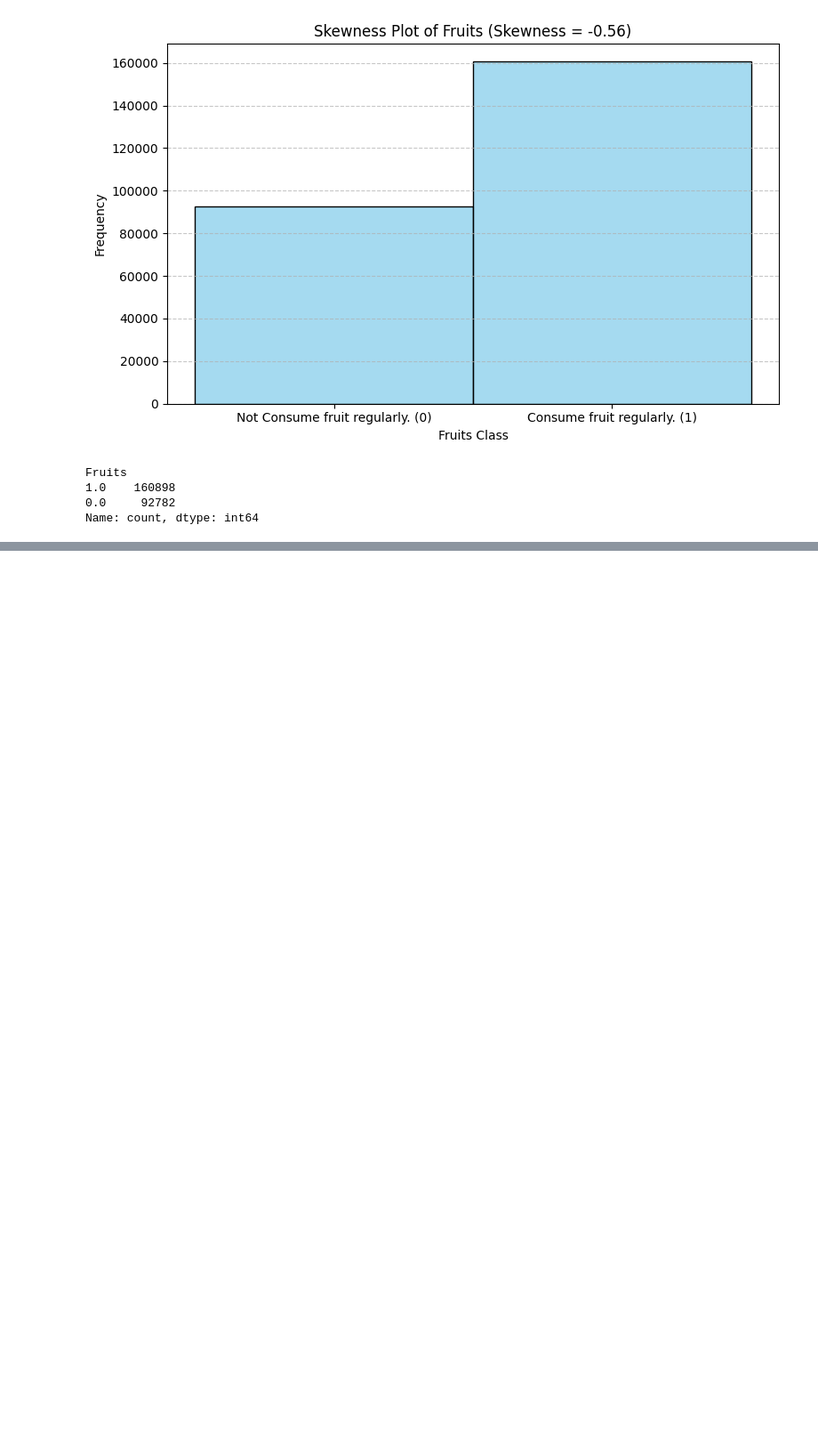
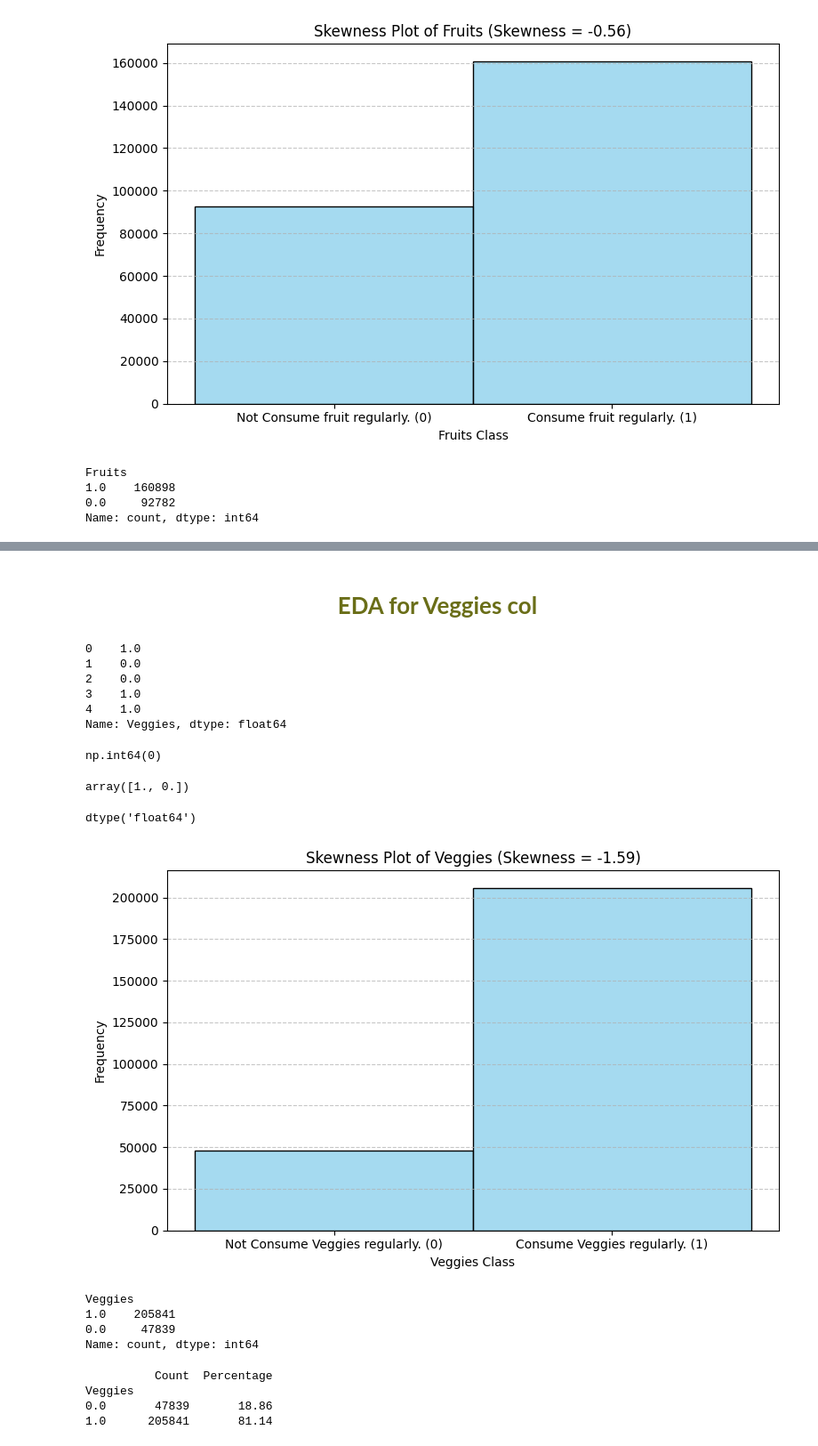
Before and after one commit to mrablfz05/diabetes-prediction, a Jupyter notebook: diabetes_prediction.ipynb, the cells around one changed output, grey strips where cells are left out. Shown at 89% size. Saved outputs shown, nothing was run; the diff lists cells and outputs as text; code cells hidden in the pictures; blank space fills up the shorter version.

Commit message:
EDA: get on Veggies column and get ratio perventage

```diff
--- a/diabetes_prediction.ipynb
+++ b/diabetes_prediction.ipynb
@@ -1025,0 +1035,68 @@ Name: count, dtype: int64
+# %% [markdown]
+<h1 style="
+  text-align: center;
+  color: #6a6e18ff;
+  font-family: 'Segoe UI', Tahoma, Geneva, Verdana, sans-serif;
+  font-size: 4.5em;
+  letter-spacing: 2px;
+  font-weight: 700;
+">
+  EDA for Veggies col
+</h1>
+# %%
+Veggies = diabetes["Veggies"]
+Veggies.head()
+# %% [output]
+0    1.0
+1    0.0
+2    0.0
+3    1.0
+4    1.0
+Name: Veggies, dtype: float64
+# %%
+Veggies.isnull().sum()
+# %% [output]
+np.int64(0)
+# %%
+Veggies.unique()
+# %% [output]
+array([1., 0.])
+# %%
+Veggies.dtype
+# %% [output]
+dtype('float64')
+# %%
+Veggies_skew = skew(Veggies)
+
+plt.figure(figsize=(8, 5))
+sns.histplot(Veggies, kde=False, bins=3, discrete=True, color="skyblue", edgecolor="black")
+
+plt.title(f"Skewness Plot of Veggies (Skewness = {Veggies_skew:.2f})")
+plt.xlabel("Veggies Class")
+plt.ylabel("Frequency")
+plt.xticks([0, 1], ["Not Consume Veggies regularly. (0)", "Consume Veggies regularly. (1)"])
+plt.grid(axis='y', linestyle='--', alpha=0.7)
+plt.tight_layout()
+plt.show()
+# %% [output]
+[figure, added]
+# %%
+Veggies.value_counts()
+# %% [output]
+Veggies
+1.0    205841
+0.0     47839
+Name: count, dtype: int64
+# %%
+veggies_counts = Veggies.value_counts().sort_index()
+veggies_percentages = Veggies.value_counts(normalize=True).sort_index() * 100
+veggies_df = pd.DataFrame({
+    "Count": veggies_counts,
+    "Percentage": veggies_percentages.round(2)
+})
+print(veggies_df)
+# %% [output]
+          Count  Percentage
+Veggies
+0.0       47839       18.86
+1.0      205841       81.14
```
Also changed, not shown: parts of 1 cell of this notebook.
